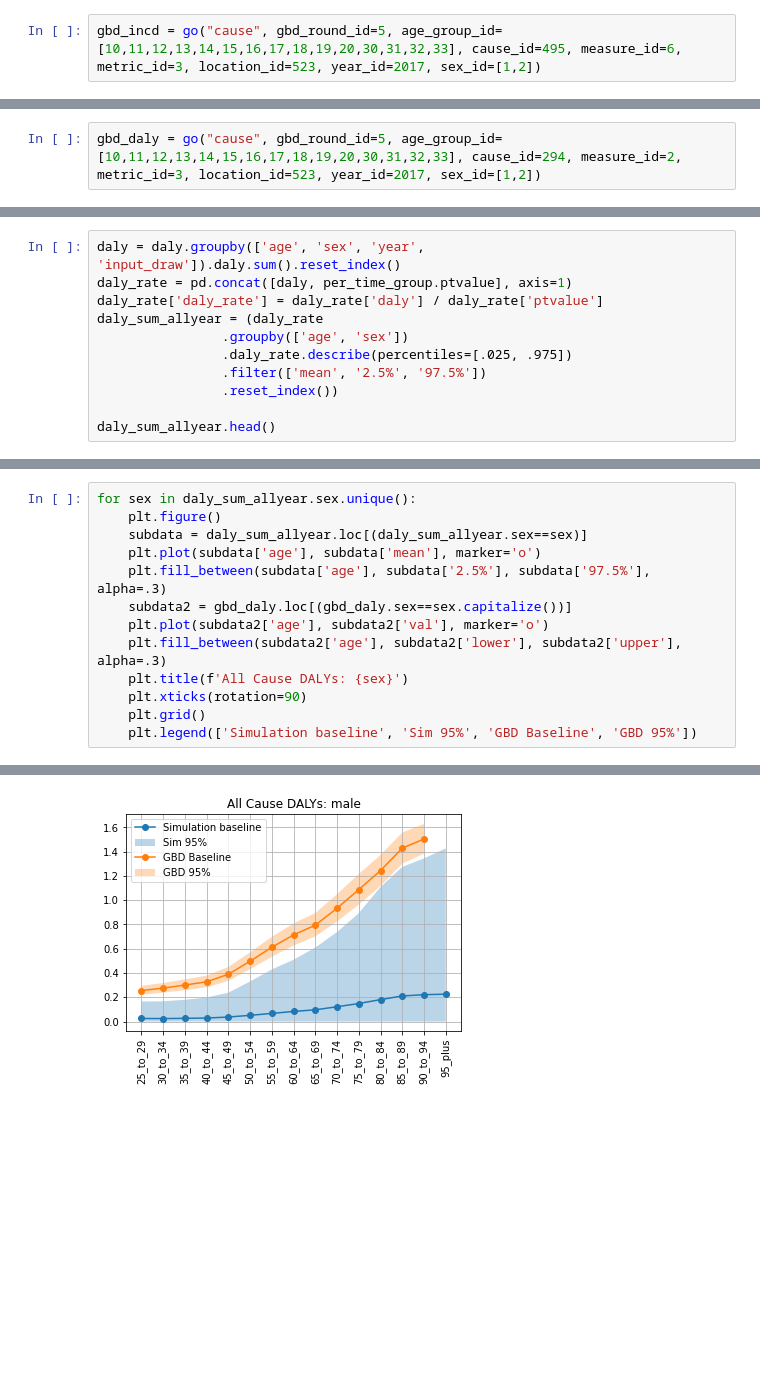
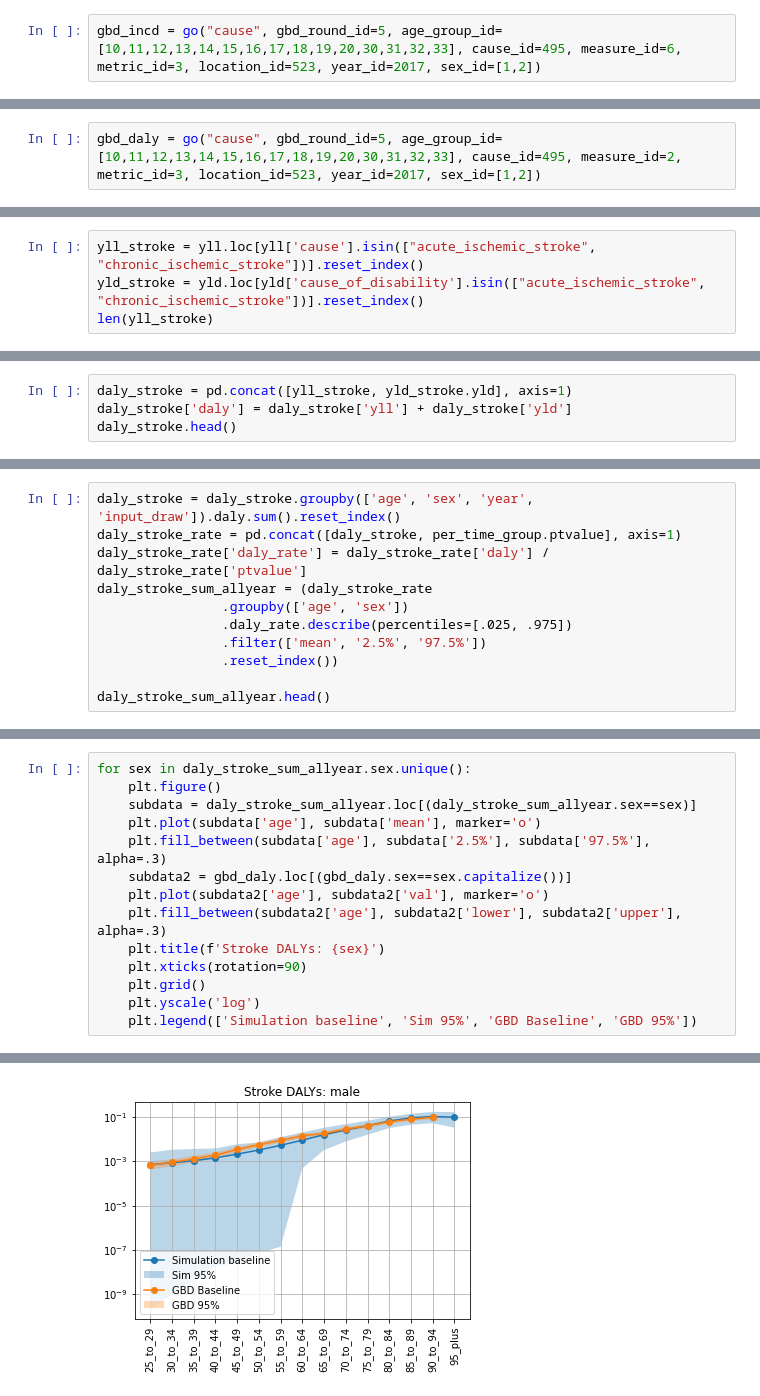
Before and after one commit to ihmeuw/vivarium_research_nih_us_cvd, a Jupyter notebook: Model1_VV-withMI.ipynb, the cells around one changed output, grey strips where cells are left out. Drawn from its saved outputs; the diff is of its cells as text; blank space fills up the shorter version.

```diff
--- a/Model1_VV-withMI.ipynb
+++ b/Model1_VV-withMI.ipynb
@@ -1407,5 +1447,5 @@ for sex in tran_rate_sum_allyear.sex.unique():
 # %%
-gbd_daly = go("cause", gbd_round_id=5, age_group_id=[10,11,12,13,14,15,16,17,18,19,20,30,31,32,33], cause_id=294, measure_id=2, metric_id=3, location_id=523, year_id=2017, sex_id=[1,2])
+gbd_daly = go("cause", gbd_round_id=5, age_group_id=[10,11,12,13,14,15,16,17,18,19,20,30,31,32,33], cause_id=495, measure_id=2, metric_id=3, location_id=523, year_id=2017, sex_id=[1,2])
 # %%
 gbd_daly['age'] = gbd_daly.age_group_name.str.replace(' ', '_')
 gbd_daly.head()
@@ -1418,0 +1459,4 @@ gbd_daly.head()
+# %%
+yll_stroke = yll.loc[yll['cause'].isin(["acute_ischemic_stroke", "chronic_ischemic_stroke"])].reset_index()
+yld_stroke = yld.loc[yld['cause_of_disability'].isin(["acute_ischemic_stroke", "chronic_ischemic_stroke"])].reset_index()
+len(yll_stroke)
@@ -1418,0 +1465,4 @@ gbd_daly.head()
+# %%
+daly_stroke = pd.concat([yll_stroke, yld_stroke.yld], axis=1)
+daly_stroke['daly'] = daly_stroke['yll'] + daly_stroke['yld']
+daly_stroke.head()
@@ -1419,13 +1476,13 @@ gbd_daly.head()
 # %%
-daly = daly.groupby(['age', 'sex', 'year', 'input_draw']).daly.sum().reset_index()
-daly_rate = pd.concat([daly, per_time_group.ptvalue], axis=1)
-daly_rate['daly_rate'] = daly_rate['daly'] / daly_rate['ptvalue']
-daly_sum_allyear = (daly_rate
+daly_stroke = daly_stroke.groupby(['age', 'sex', 'year', 'input_draw']).daly.sum().reset_index()
+daly_stroke_rate = pd.concat([daly_stroke, per_time_group.ptvalue], axis=1)
+daly_stroke_rate['daly_rate'] = daly_stroke_rate['daly'] / daly_stroke_rate['ptvalue']
+daly_stroke_sum_allyear = (daly_stroke_rate
                 .groupby(['age', 'sex'])
                 .daly_rate.describe(percentiles=[.025, .975])
                 .filter(['mean', '2.5%', '97.5%'])
                 .reset_index())
 
-daly_sum_allyear.head()
+daly_stroke_sum_allyear.head()
 # %% [output]
 |  | age | sex | mean | 2.5% | 97.5% |
@@ -1437,14 +1494,15 @@ daly_sum_allyear.head()
 # %%
-for sex in daly_sum_allyear.sex.unique():
+for sex in daly_stroke_sum_allyear.sex.unique():
     plt.figure()
-    subdata = daly_sum_allyear.loc[(daly_sum_allyear.sex==sex)]
+    subdata = daly_stroke_sum_allyear.loc[(daly_stroke_sum_allyear.sex==sex)]
     plt.plot(subdata['age'], subdata['mean'], marker='o')
     plt.fill_between(subdata['age'], subdata['2.5%'], subdata['97.5%'], alpha=.3)
     subdata2 = gbd_daly.loc[(gbd_daly.sex==sex.capitalize())]
     plt.plot(subdata2['age'], subdata2['val'], marker='o')
     plt.fill_between(subdata2['age'], subdata2['lower'], subdata2['upper'], alpha=.3)
-    plt.title(f'All Cause DALYs: {sex}')
+    plt.title(f'Stroke DALYs: {sex}')
     plt.xticks(rotation=90)
     plt.grid()
+    plt.yscale('log')
     plt.legend(['Simulation baseline', 'Sim 95%', 'GBD Baseline', 'GBD 95%'])
 # %% [output]
@@ -1452 +1510 @@ for sex in daly_sum_allyear.sex.unique():
-[figure, old version]
+[figure, new version]
```
Also changed, not shown: parts of 31 cells of this notebook, 14 other files.
